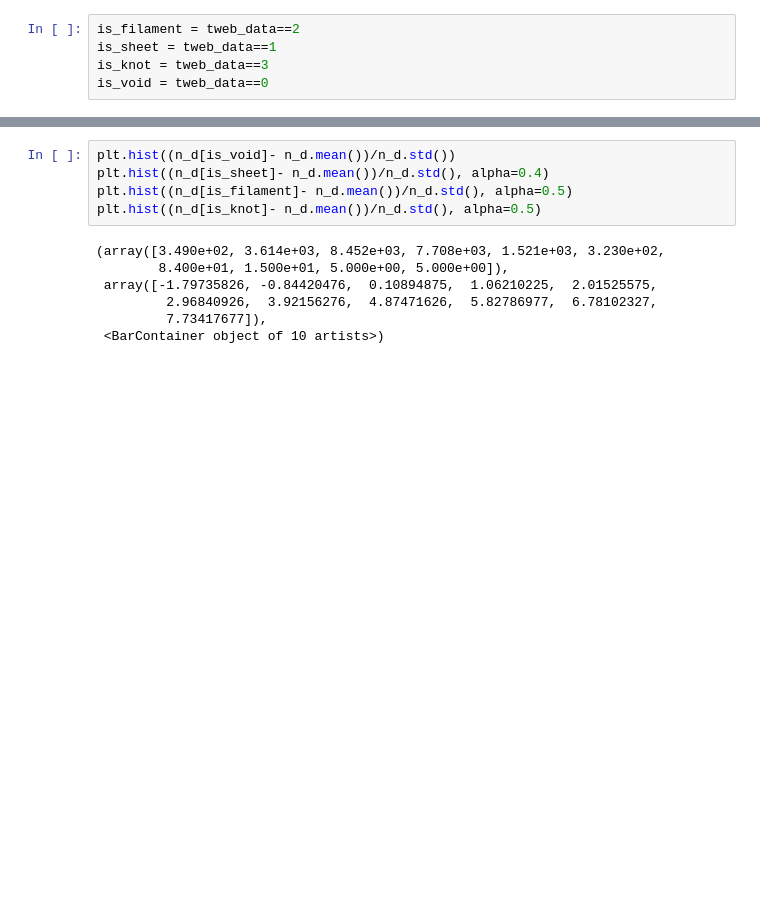
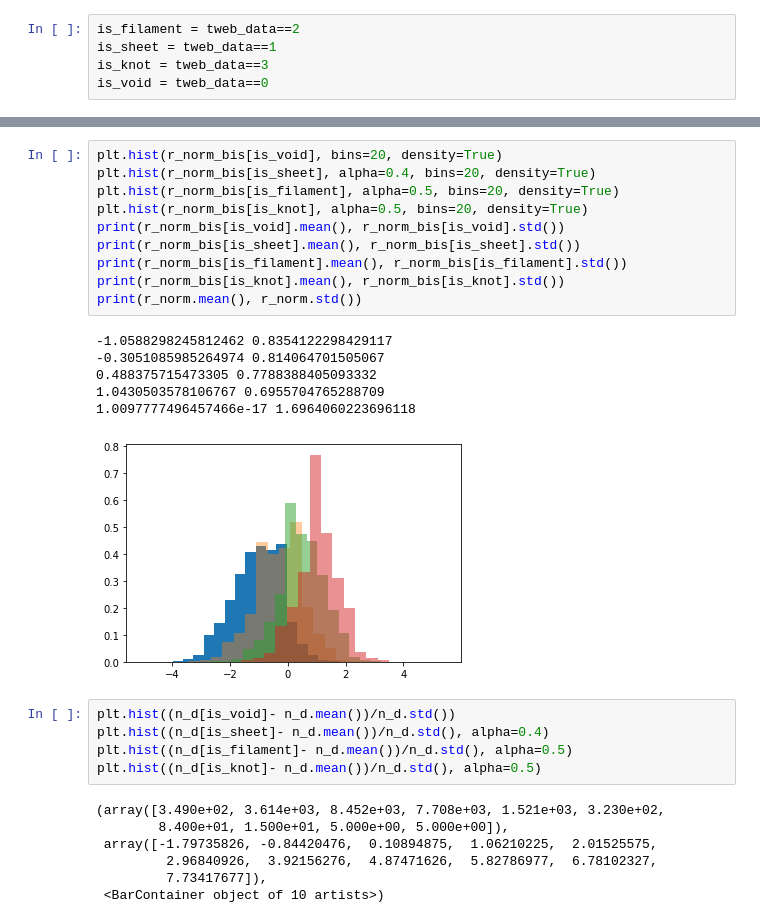
Before and after one commit to forero/DelaunayASTRA, a Jupyter notebook: nb/tcw_comparison.ipynb, the cells around one changed output, grey strips where cells are left out. Drawn from its saved outputs; the diff is of its cells as text; blank space fills up the shorter version.

```diff
--- a/nb/tcw_comparison.ipynb
+++ b/nb/tcw_comparison.ipynb
@@ -107,3 +124,20 @@ plt.hist(r[is_knot], alpha=0.5)
+# %%
+plt.hist(r_norm_bis[is_void], bins=20, density=True)
+plt.hist(r_norm_bis[is_sheet], alpha=0.4, bins=20, density=True)
+plt.hist(r_norm_bis[is_filament], alpha=0.5, bins=20, density=True)
+plt.hist(r_norm_bis[is_knot], alpha=0.5, bins=20, density=True)
+print(r_norm_bis[is_void].mean(), r_norm_bis[is_void].std())
+print(r_norm_bis[is_sheet].mean(), r_norm_bis[is_sheet].std())
+print(r_norm_bis[is_filament].mean(), r_norm_bis[is_filament].std())
+print(r_norm_bis[is_knot].mean(), r_norm_bis[is_knot].std())
+print(r_norm.mean(), r_norm.std())
+# %% [output]
+-1.0588298245812462 0.8354122298429117
+-0.3051085985264974 0.814064701505067
+0.488375715473305 0.7788388405093332
+1.0430503578106767 0.6955704765288709
+1.0097777496457466e-17 1.6964060223696118
+[figure, added]
 # %%
 plt.hist((n_d[is_void]- n_d.mean())/n_d.std())
 plt.hist((n_d[is_sheet]- n_d.mean())/n_d.std(), alpha=0.4)
```
Also changed, not shown: parts of 5 cells of this notebook.
